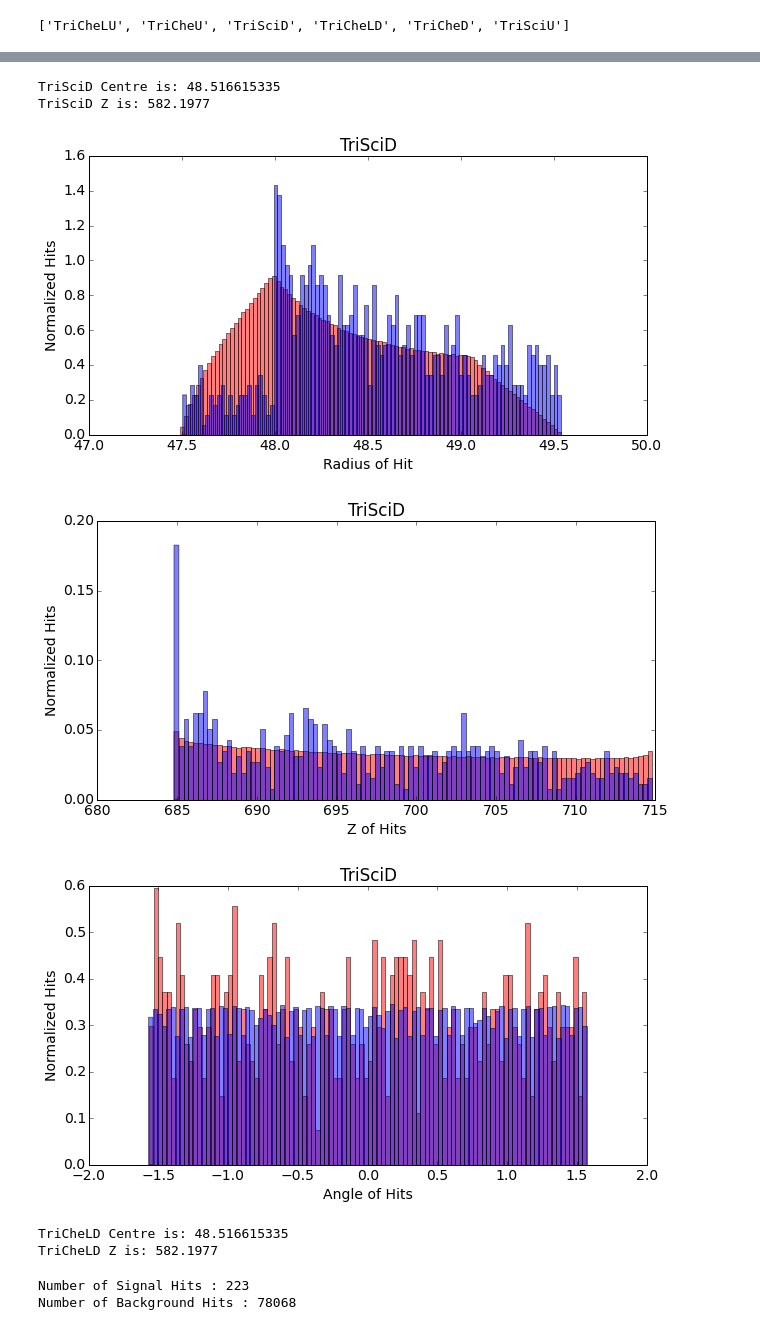
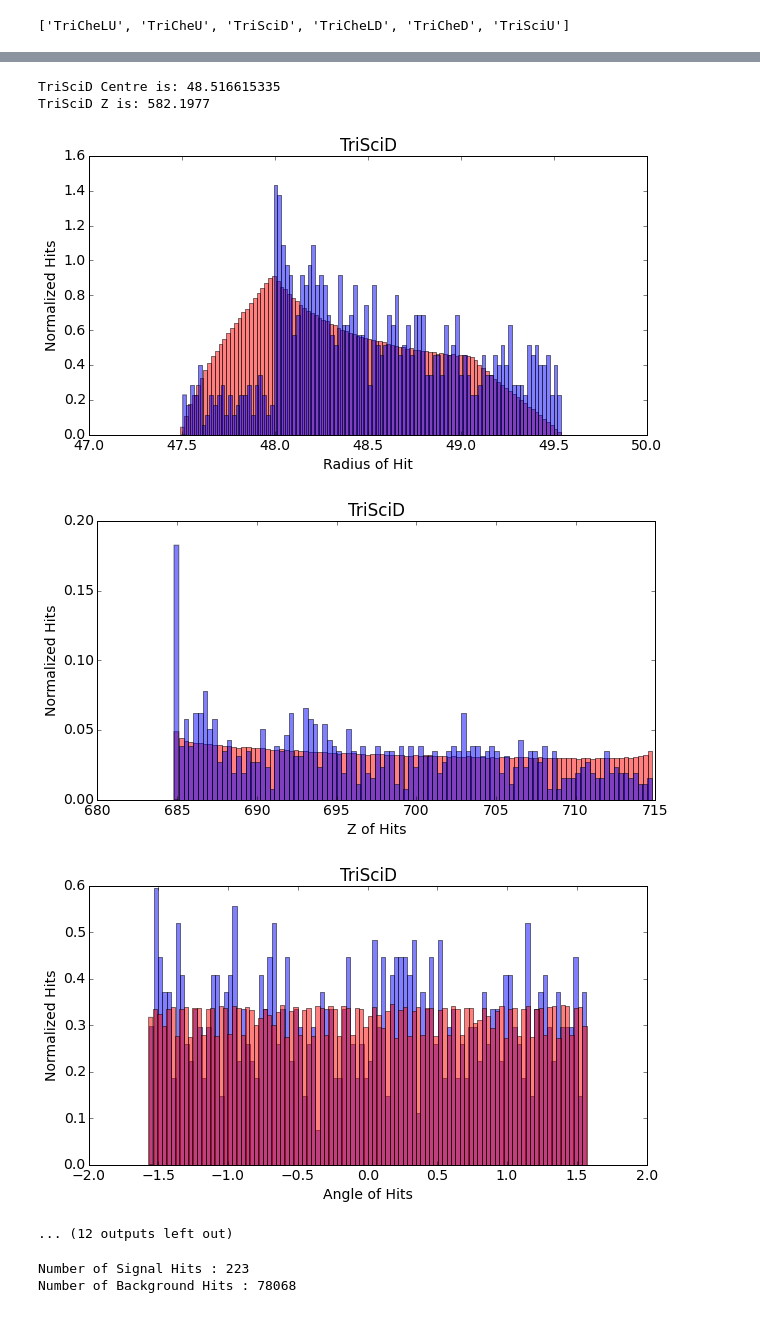
Before and after one commit to ewengillies/track-finding-yandex, a Jupyter notebook: notebooks/Probe_Trigger_Signal.ipynb, the cells around one changed output, grey strips where cells are left out. Cells and saved outputs as stored; diff of their text form; code cells hidden in the pictures.

```diff
--- a/notebooks/Probe_Trigger_Signal.ipynb
+++ b/notebooks/Probe_Trigger_Signal.ipynb
@@ -27,0 +23,10 @@ these_hits = FlatHits("../data/151212_SimChen_signal.root", prefix="M", branches
+# %%
+these_hits = FlatHits("../data/151212_SimChen_signal.root", prefix="M", branches=["volName", "volID","t",
+                                                                                  "hittype", "edep",
+                                                                                  "x", "y", "z",
+                                                                                  "px", "py", "pz"])
+cydet_hits = FlatHits("../data/151212_SimChen_signal.root", prefix="CdcCell", branches=["layerID", "cellID","t",
+                                                                                  "hittype", "edep",
+                                                                                  "x", "y", "z",
+                                                                                  "wx", "wy", "wz",
+                                                                                  "px", "py", "pz"])
@@ -27,0 +35,13 @@ these_hits = FlatHits("../data/151212_SimChen_signal.root", prefix="M", branches
+# %%
+# Check zeroth layer
+hits_on_zeroth_layer = cydet_hits.filter_hits(cydet_hits.data, "CdcCell_layerID", 0)
+# Get zeroth wire
+hits_on_zero_wire = cydet_hits.filter_hits(hits_on_zeroth_layer, "CdcCell_cellID", 0)
+print "Angle of 0th Wire " + \
+    str(np.average(np.arctan(hits_on_zero_wire["CdcCell_wy"]/hits_on_zero_wire["CdcCell_wx"])))
+
+# Check 10% revolution
+new_id = int(max(hits_on_zeroth_layer["CdcCell_cellID"])/10.)
+hits_on_10th_rev_wire = cydet_hits.filter_hits(hits_on_zeroth_layer, "CdcCell_cellID", new_id)
+print "Angle of " + str(new_id) + "th Wire "+\
+    str(np.average(np.arctan(hits_on_10th_rev_wire["CdcCell_wy"]/hits_on_10th_rev_wire["CdcCell_wx"])))
@@ -27,0 +51,14 @@ these_hits = FlatHits("../data/151212_SimChen_signal.root", prefix="M", branches
+# %%
+for vol in list(set(these_hits.data["M_volName"])):
+    # Check zeroth layer
+    hits_on_vol_layer = these_hits.filter_hits(these_hits.data, "M_volName", vol)
+    # Get zeroth wire
+    hits_on_zero_vol = these_hits.filter_hits(hits_on_vol_layer, "M_volID", 0)
+    print "Angle of 0th vol in " + vol + " " + \
+        str(np.average(np.arctan(hits_on_zero_vol["M_y"]/hits_on_zero_vol["M_x"])))
+
+    # Check 10% revolution
+    new_id = int(max(hits_on_vol_layer["M_volID"])/10.)
+    hits_on_10th_rev_vol = these_hits.filter_hits(hits_on_vol_layer, "M_volID", new_id)
+    print "Angle of " + str(new_id) + "th vol in " + vol + " " + \
+        str(np.average(np.arctan(hits_on_10th_rev_vol["M_y"]/hits_on_10th_rev_vol["M_x"])))
@@ -82,8 +134,8 @@ for vol in list(set(these_hits.data["M_volName"])):
     plt.xlabel("Z of Hits")
     plt.ylabel("Normalized Hits")
     show()
-    plt.hist(sig_angle, bins=100, normed=True, color='red', alpha=0.5)
-    plt.hist(bkg_angle, bins=100, normed=True, color='blue', alpha=0.5)
+    plt.hist(sig_angle, bins=100, normed=True, color='blue', alpha=0.5)
+    plt.hist(bkg_angle, bins=100, normed=True, color='red', alpha=0.5)
     plt.title(vol)
     plt.xlabel("Angle of Hits")
     plt.ylabel("Normalized Hits")
@@ -102,10 +154,9 @@ TriCheU Z is: 582.1977
 TriSciD Centre is: 48.516615335
 TriSciD Z is: 582.1977
 [figure]
 [figure]
-[figure, old version]
+[figure, new version]
-TriCheLD Centre is: 48.516615335
-TriCheLD Z is: 582.1977
+... (12 outputs left out)
 # %%
 for vol in list(set(these_hits.data["M_volName"])):
     sig_hits = these_hits.get_signal_hits()
```
Also changed, not shown: parts of 6 cells of this notebook.
